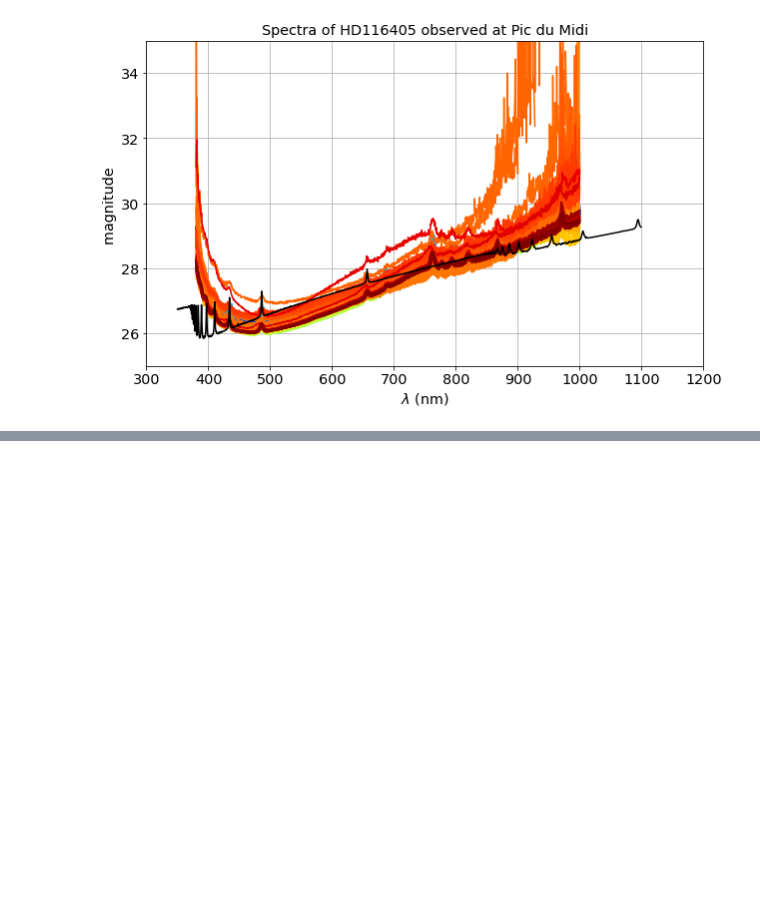
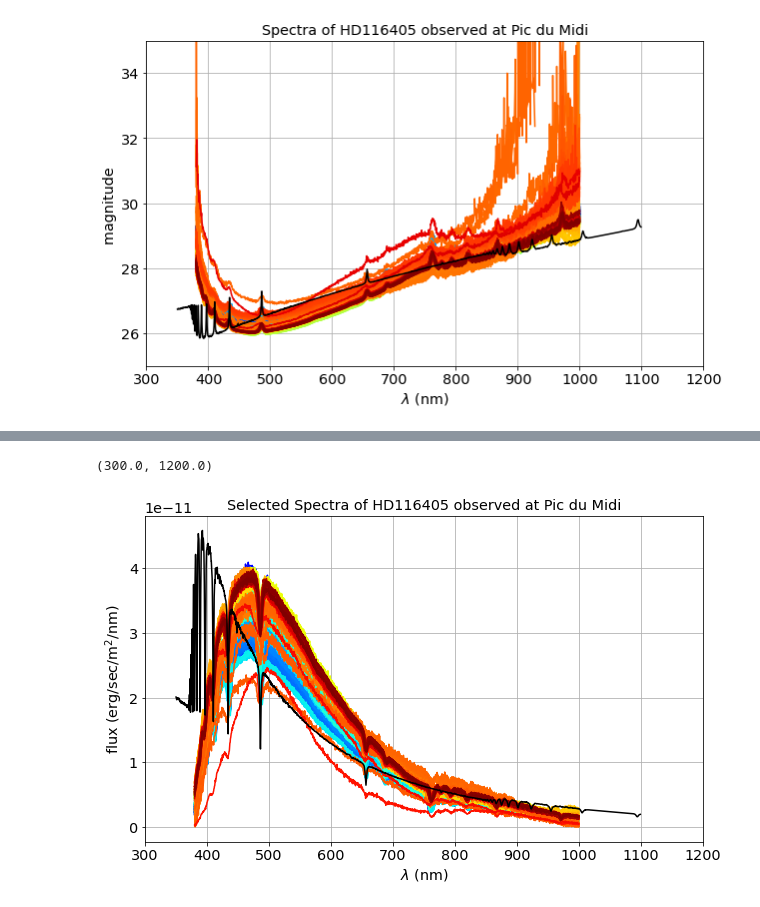
Before and after one commit to sylvielsstfr/PhotomCorrectAuxTel, a Jupyter notebook: analysis/MLfit_gp_data/ViewPDMData.ipynb, the cells around one changed output, grey strips where cells are left out. Saved outputs shown, nothing was run; the diff lists cells and outputs as text; code cells hidden in the pictures; blank space fills up the shorter version.

```diff
--- a/analysis/MLfit_gp_data/ViewPDMData.ipynb
+++ b/analysis/MLfit_gp_data/ViewPDMData.ipynb
@@ -405,0 +457,17 @@ Serving to http://127.0.0.1:8889/    [Ctrl-C to exit]
+# %%
+fig=plt.figure()
+ax=fig.add_subplot(111)
+for ifile in np.arange(NBFILES):
+    the_df=all_df_filt[ifile]
+
+    ax.plot(the_df.wavelength,the_df.flux,color=all_colors[ifile])
+ax.grid()
+ax.set_xlabel("$\lambda$ (nm)")
+ax.set_ylabel("flux (erg/sec/m$^2$/nm)")
+title=f"Selected Spectra of {target} observed at Pic du Midi"
+ax.set_title(title)
+ax.plot(sed_w,sed_f,'k-')
+ax.set_xlim(300,1200)
+# %% [output]
+(300.0, 1200.0)
+[figure, added]
```
Also changed, not shown: parts of 22 cells of this notebook.
